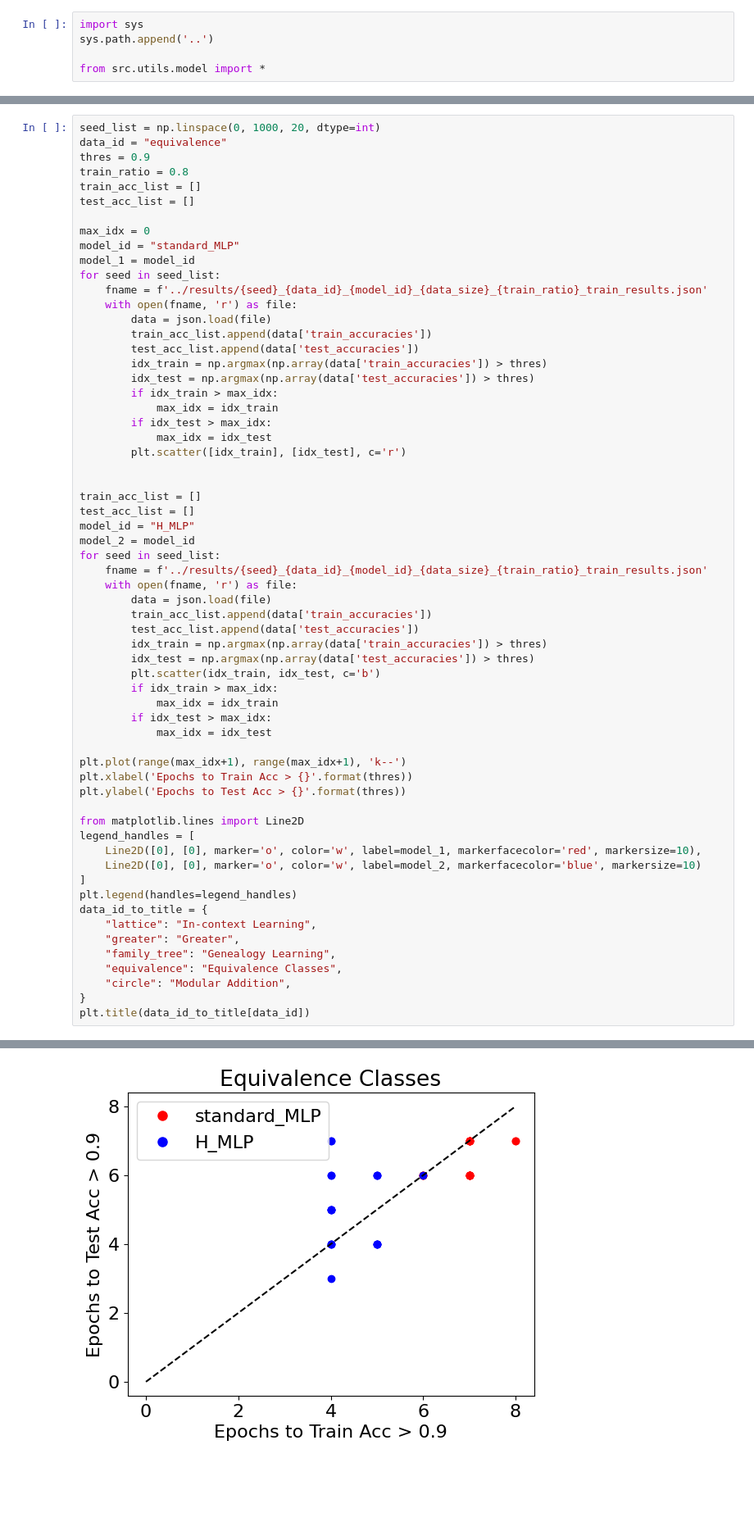
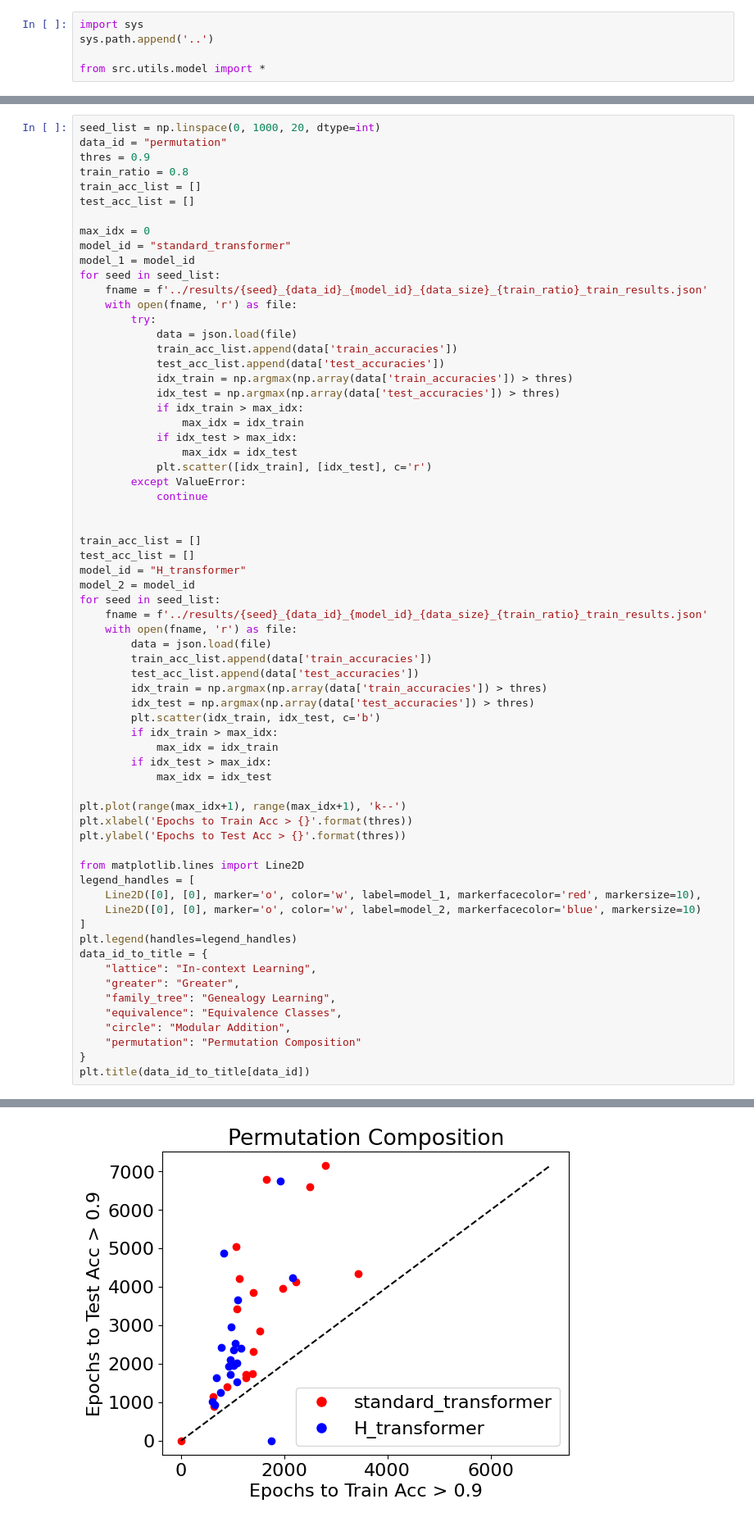
Before and after one commit to maxwellmg/grow-crystals-distance-experiments, a Jupyter notebook: notebooks/plot_runs.ipynb, the cells around one changed output, grey strips where cells are left out. Shown at 82% size. Drawn from its saved outputs; the diff is of its cells as text; blank space fills up the shorter version.

Commit message:
all permutation figures

```diff
--- a/notebooks/plot_runs.ipynb
+++ b/notebooks/plot_runs.ipynb
@@ -213,33 +212,36 @@ torch.Size([20, 7000]) torch.Size([20, 7000])
 [figure]
 # %%
 seed_list = np.linspace(0, 1000, 20, dtype=int)
-data_id = "equivalence"
+data_id = "permutation"
 thres = 0.9
 train_ratio = 0.8
 train_acc_list = []
 test_acc_list = []
 
 max_idx = 0
-model_id = "standard_MLP"
+model_id = "standard_transformer"
 model_1 = model_id
 for seed in seed_list:
     fname = f'../results/{seed}_{data_id}_{model_id}_{data_size}_{train_ratio}_train_results.json'
     with open(fname, 'r') as file:
-        data = json.load(file)
-        train_acc_list.append(data['train_accuracies'])
-        test_acc_list.append(data['test_accuracies'])
-        idx_train = np.argmax(np.array(data['train_accuracies']) > thres)
-        idx_test = np.argmax(np.array(data['test_accuracies']) > thres)
-        if idx_train > max_idx:
-            max_idx = idx_train
-        if idx_test > max_idx:
-            max_idx = idx_test
-        plt.scatter([idx_train], [idx_test], c='r')
+        try:
+            data = json.load(file)
+            train_acc_list.append(data['train_accuracies'])
+            test_acc_list.append(data['test_accuracies'])
+            idx_train = np.argmax(np.array(data['train_accuracies']) > thres)
+            idx_test = np.argmax(np.array(data['test_accuracies']) > thres)
+            if idx_train > max_idx:
+                max_idx = idx_train
+            if idx_test > max_idx:
+                max_idx = idx_test
+            plt.scatter([idx_train], [idx_test], c='r')
+        except ValueError:
+            continue
 
 
 train_acc_list = []
 test_acc_list = []
-model_id = "H_MLP"
+model_id = "H_transformer"
 model_2 = model_id
 for seed in seed_list:
     fname = f'../results/{seed}_{data_id}_{model_id}_{data_size}_{train_ratio}_train_results.json'
@@ -271,6 +273,7 @@ data_id_to_title = {
     "family_tree": "Genealogy Learning",
     "equivalence": "Equivalence Classes",
     "circle": "Modular Addition",
+    "permutation": "Permutation Composition"
 }
 plt.title(data_id_to_title[data_id])
 # %% [output]
@@ -278,4 +281,4 @@ Text(0.5, 1.0, 'Equivalence Classes')
-[figure, old version]
+[figure, new version]
 # %%
 import matplotlib.pyplot as plt
 import numpy as np
```
Also changed, not shown: parts of 4 cells of this notebook, 5 other files.
